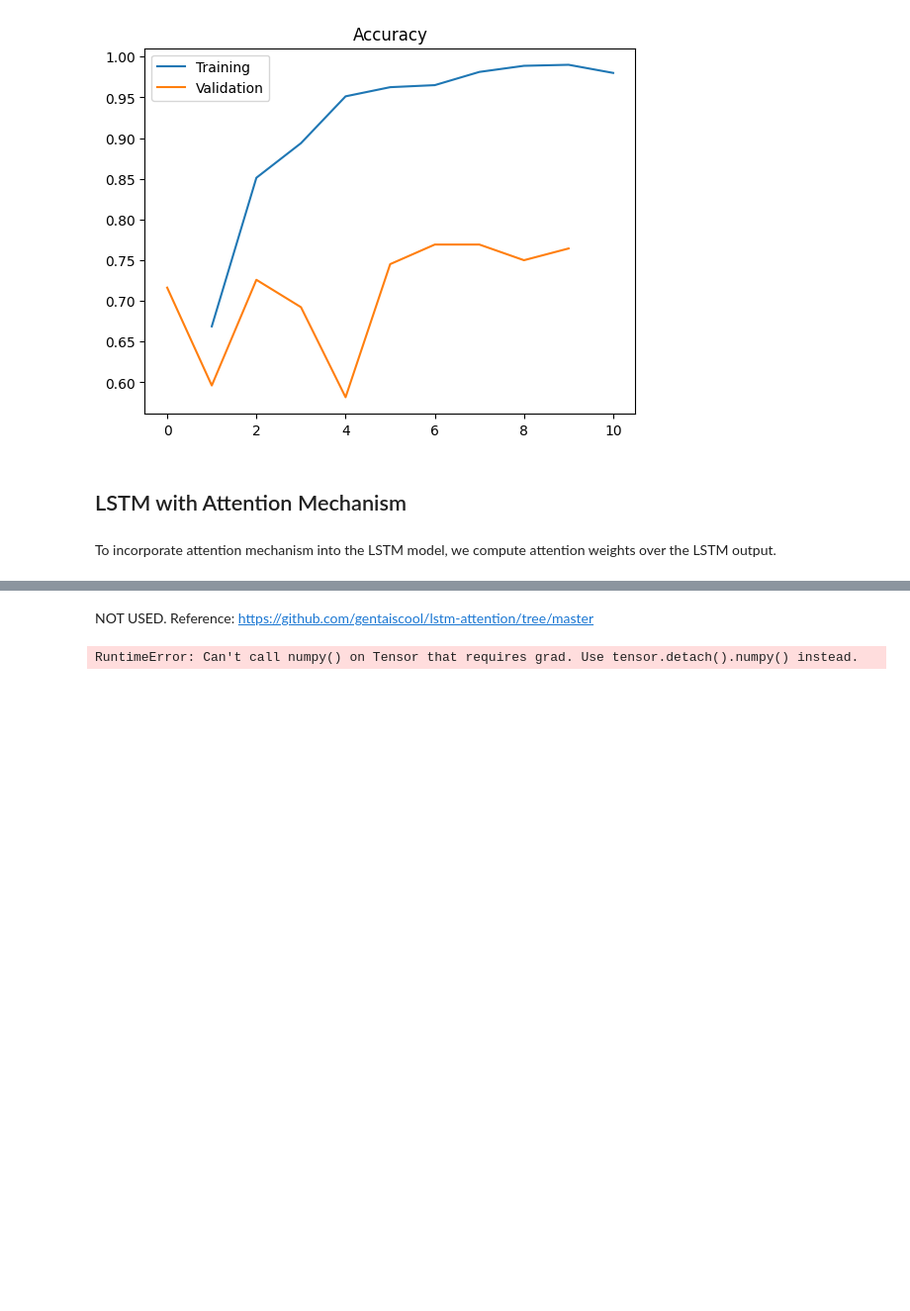
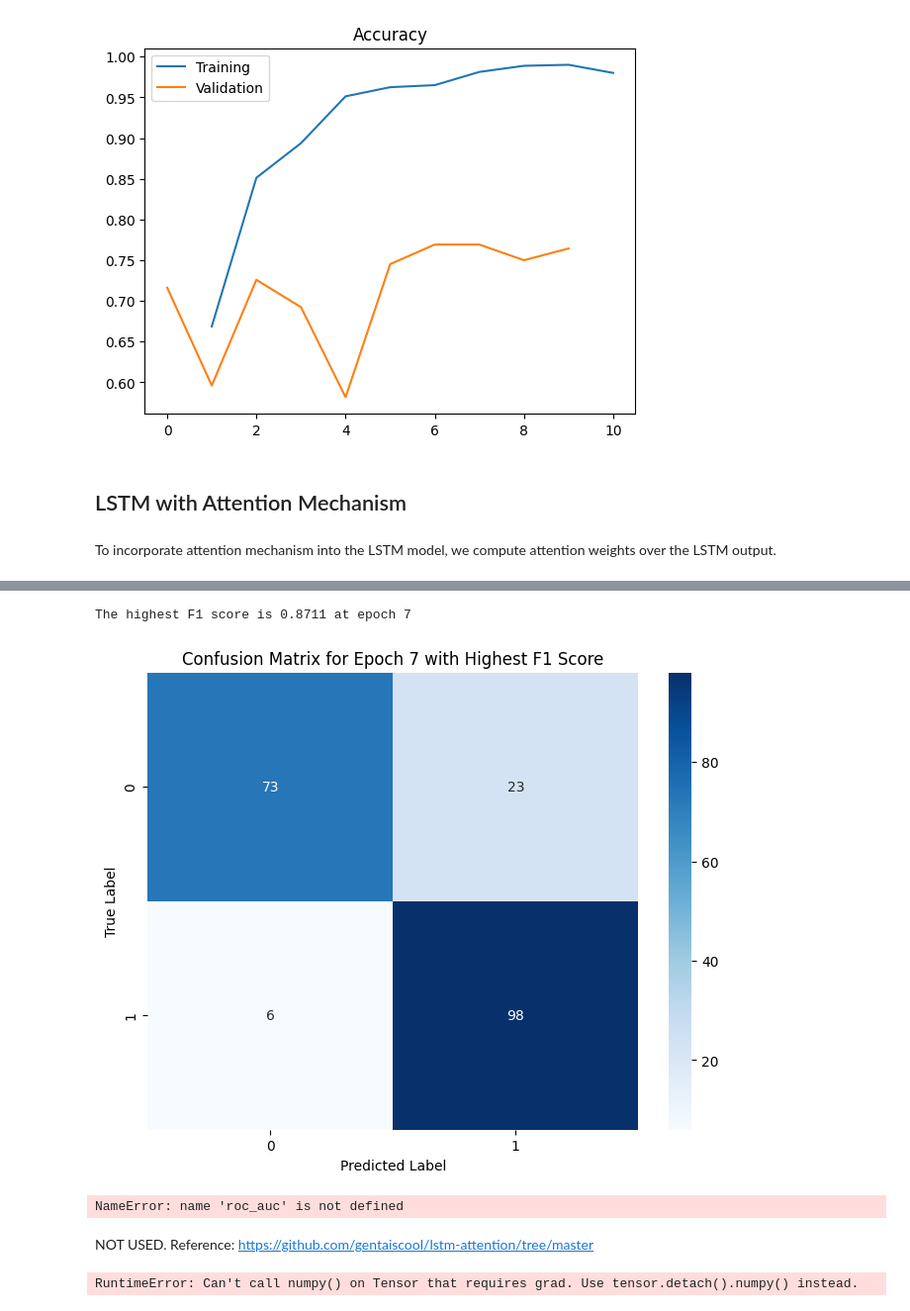
Before and after one commit to seij001/suicidal_tweet_detection, a Jupyter notebook: LSTM_with_attention.ipynb, the cells around one changed output, grey strips where cells are left out. Shown: that part at 99% size. Saved outputs shown, nothing was run; the diff lists cells and outputs as text; code cells hidden in the pictures; blank space fills up the shorter version.

```diff
--- a/LSTM_with_attention.ipynb
+++ b/LSTM_with_attention.ipynb
@@ -544,3 +607,54 @@ plt.legend(("Training", "Validation"))
+# %%
+# plot confusion matrix with the highest F1 score
+import seaborn as sns
+
+def calculate_metrics_from_cm(cm):
+    TN = cm[0, 0]
+    FP = cm[0, 1]
+    FN = cm[1, 0]
+    TP = cm[1, 1]
+
+    # Avoid division by zero
+    precision_denominator = TP + FP
+    recall_denominator = TP + FN
+
+    precision = TP / precision_denominator if precision_denominator > 0 else 0
+    recall = TP / recall_denominator if recall_denominator > 0 else 0
+
+    f1_score = (2 * precision * recall) / (precision + recall) if (precision + recall) > 0 else 0
+
+    return precision, recall, f1_score
+
+# List to store manual F1 scores
+f1_scores_manual = []
+
+# Iterate over confusion matrices
+for c in cm:
+    precision, recall, f1 = calculate_metrics_from_cm(c)
+    f1_scores_manual.append(f1)
+
+# Find the epoch with the highest F1 score
+best_epoch_index = np.argmax(f1_scores_manual)
+best_f1_score = f1_scores_manual[best_epoch_index]
+best_cm = cm[best_epoch_index]
+
+print(f"The highest F1 score is {best_f1_score:.4f} at epoch {best_epoch_index + 1}")
+
+# Plot the confusion matrix
+plt.figure(figsize=(8, 6))
+sns.heatmap(best_cm, annot=True, fmt='d', cmap='Blues', xticklabels=[0, 1], yticklabels=[0, 1])
+plt.title(f'Confusion Matrix for Epoch {best_epoch_index + 1} with Highest F1 Score')
+plt.ylabel('True Label')
+plt.xlabel('Predicted Label')
+plt.show()
+# %% [output]
+The highest F1 score is 0.8711 at epoch 7
+[figure, added]
+# %%
+# roc-auc curve
+print(roc_auc)
+# %% [output]
+NameError: name 'roc_auc' is not defined
 # %% [markdown]
 NOT USED. Reference: https://github.com/gentaiscool/lstm-attention/tree/master
 # %%
```
Also changed, not shown: parts of 7 cells of this notebook.
